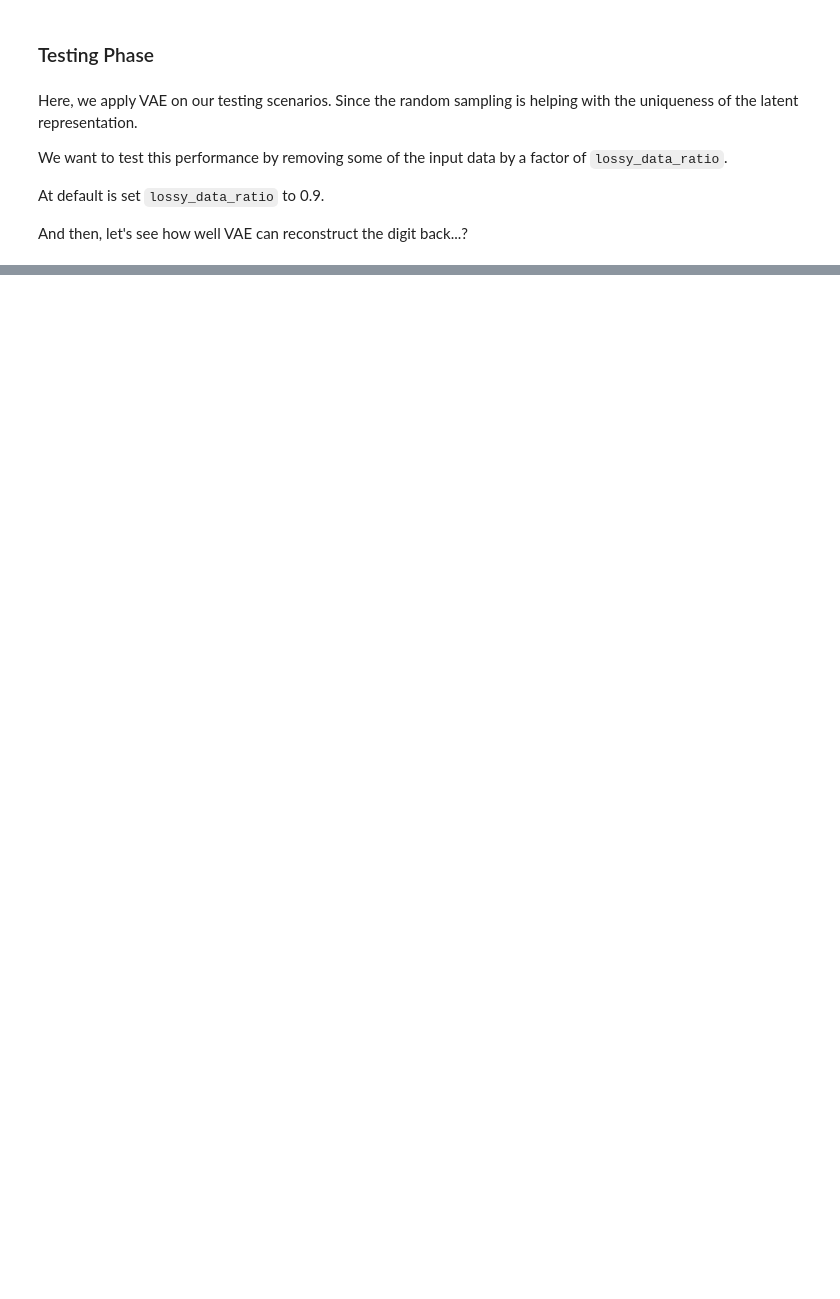
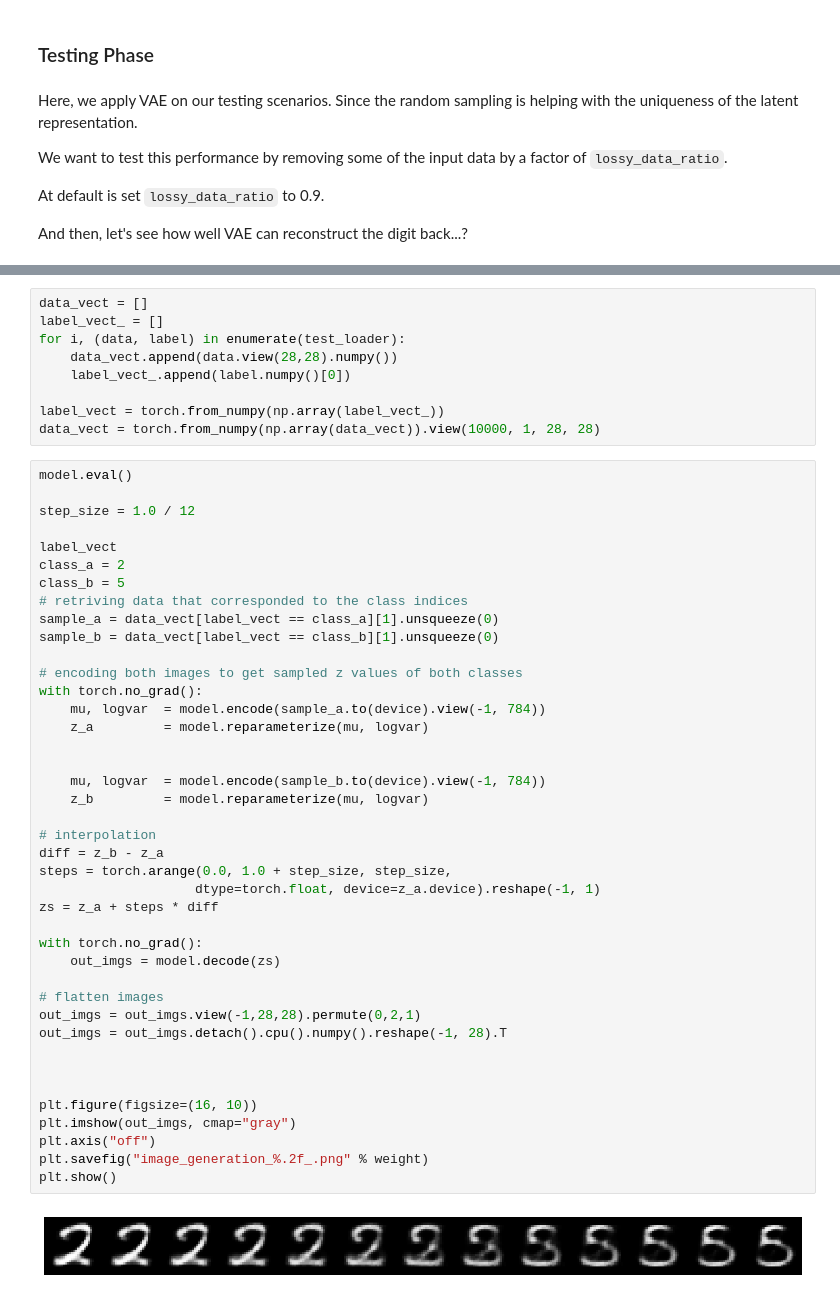
Before and after one commit to GenAI-CUEE/Estimation-Theory-EE523, a Jupyter notebook: Tutorial3/main.ipynb, the cells around one changed output, grey strips where cells are left out. Drawn from its saved outputs; the diff is of its cells as text; blank space fills up the shorter version.

```diff
--- a/Tutorial3/main.ipynb
+++ b/Tutorial3/main.ipynb
@@ -292 +310,53 @@ print('====> Test set loss: {:.4f}'.format(test_loss))
 ====> Test set loss: 0.0000
+# %%
+data_vect = []
+label_vect_ = []
+for i, (data, label) in enumerate(test_loader):
+    data_vect.append(data.view(28,28).numpy())
+    label_vect_.append(label.numpy()[0])
+
+label_vect = torch.from_numpy(np.array(label_vect_))
+data_vect = torch.from_numpy(np.array(data_vect)).view(10000, 1, 28, 28)
+# %%
+model.eval()
+
+step_size = 1.0 / 12
+
+label_vect
+class_a = 2
+class_b = 5
+# retriving data that corresponded to the class indices
+sample_a = data_vect[label_vect == class_a][1].unsqueeze(0)
+sample_b = data_vect[label_vect == class_b][1].unsqueeze(0)
+
+# encoding both images to get sampled z values of both classes
+with torch.no_grad():
+    mu, logvar  = model.encode(sample_a.to(device).view(-1, 784))
+    z_a         = model.reparameterize(mu, logvar)
+
+
+    mu, logvar  = model.encode(sample_b.to(device).view(-1, 784))
+    z_b         = model.reparameterize(mu, logvar)
+
+# interpolation
+diff = z_b - z_a
+steps = torch.arange(0.0, 1.0 + step_size, step_size,
+                    dtype=torch.float, device=z_a.device).reshape(-1, 1)
+zs = z_a + steps * diff
+
+with torch.no_grad():
+    out_imgs = model.decode(zs)
+
+# flatten images
+out_imgs = out_imgs.view(-1,28,28).permute(0,2,1)
+out_imgs = out_imgs.detach().cpu().numpy().reshape(-1, 28).T
+
+
+
+plt.figure(figsize=(16, 10))
+plt.imshow(out_imgs, cmap="gray")
+plt.axis("off")
+plt.savefig("image_generation_%.2f_.png" % weight)
+plt.show()
+# %% [output]
+[figure, added]
```
Also changed, not shown: parts of 12 cells of this notebook, 6 other files.
